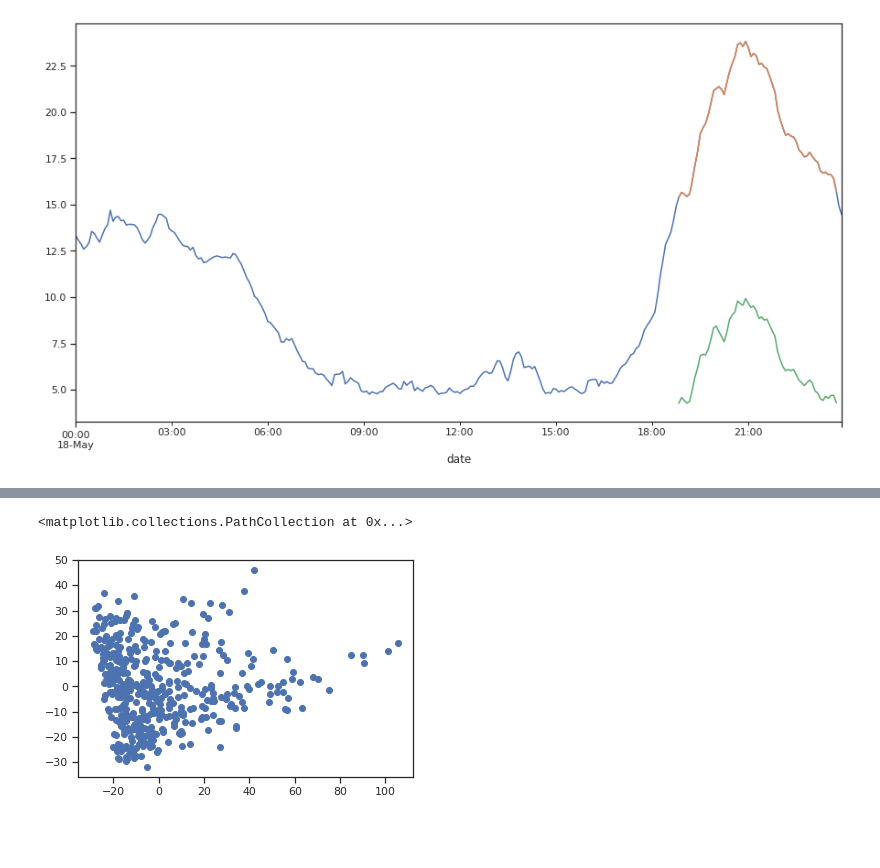
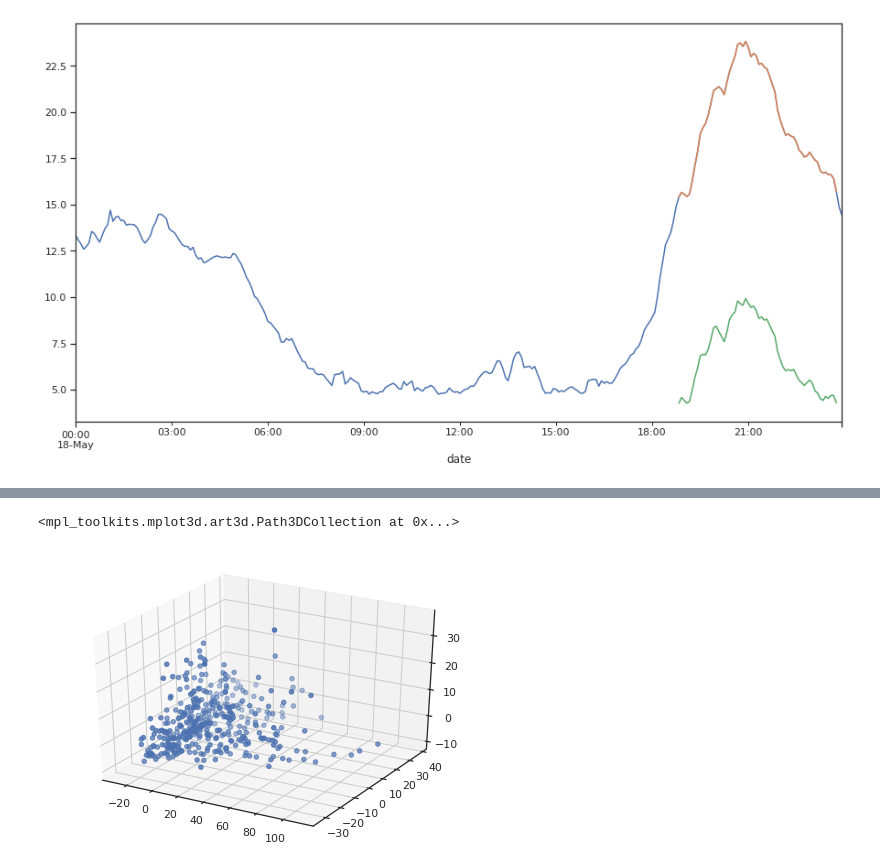
Before and after one commit to aerubanov/Proj_Air_Quality, a Jupyter notebook: notebooks/anomaly selection.ipynb, the cells around one changed output, grey strips where cells are left out. Drawn from its saved outputs; the diff is of its cells as text; code cells hidden in the pictures; blank space fills up the shorter version.

```diff
--- a/notebooks/anomaly selection.ipynb
+++ b/notebooks/anomaly selection.ipynb
@@ -33,3 +53,6 @@ data['2019-04-02']
+# %%
+data['wind_direction'] = data.wind_direction.map(wind_dir)
+data['wind_direction'] = data.wind_direction.fillna(method='pad')
 # %%
 data['P1'] = data.P1.interpolate()
 data['P2'] = data.P2.interpolate()
@@ -58,6 +81,10 @@ prec_codes = {0:0,
               'Дождь.': 3,
              }
 data['precipitation'] = data.precipitation.map(prec_codes)
+# %%
+data['is_cloud'] = (data.precipitation == 1).astype(int)
+data['is_snow'] = (data.precipitation == 2).astype(int)
+data['is_rain'] = (data.precipitation == 3).astype(int)
 # %%
 data.loc[data.prec_amount == 'Осадков нет', 'prec_amount'] = 0
 data.loc[data.prec_amount == 'Следы осадков', 'prec_amount'] = 0
@@ -149,19 +176,26 @@ anom_list[90].resid.plot()
 anomdata = pd.DataFrame(index=[i for i in range(len(anom_list))])
 # %%
 # anomdata['positive'] = [int(np.mean(i.resid) > 0) for i in anom_list]
-anomdata['resid'] = [i.resid.mean() for i in anom_list]
-#anomdata['minutes'] = [len(i)*5 for i in anom_list]
+# anomdata['resid'] = [i.resid.mean() for i in anom_list]
+# anomdata['minutes'] = [len(i)*5 for i in anom_list]
 anomdata['max_P1'] = [i.P1.max() for i in anom_list]
 anomdata['min_P1'] = [i.P1.min() for i in anom_list]
-anomdata['change_P1'] = [i.P1.max()-i.P1.min() for i in anom_list]
-anomdata['change_P2'] = [i.P2.max()-i.P2.min() for i in anom_list]
+anomdata['min_P2'] = [i.P2.min() for i in anom_list]
+anomdata['max_P2'] = [i.P2.max() for i in anom_list]
 anomdata['mean_hum'] = [i.humidity.mean() for i in anom_list]
 anomdata['change_hum'] = [i.humidity.max()-i.humidity.min() for i in anom_list]
-anomdata['mean_temp'] = [i.temperature.mean() for i in anom_list]
+# anomdata['mean_temp'] = [i.temperature.mean() for i in anom_list]
 anomdata['change_temp'] = [i.temperature.max()-i.temperature.min() for i in anom_list]
-anomdata['prec'] = [i.precipitation.mean() for i in anom_list]
-anomdata['prec_change'] = [i.precipitation.max() - i.precipitation.min() for i in anom_list]
+anomdata['cloud'] = [int(1 in i.is_cloud.values) for i in anom_list]
+anomdata['snow'] = [int(1 in i.is_snow.values) for i in anom_list]
+anomdata['rain'] = [int(1 in i.is_rain.values) for i in anom_list]
 anomdata['prec_amount'] = [i.prec_amount.mean() for i in anom_list]
+anomdata['max_w_speed'] = [i.wind_speed.max() for i in anom_list]
+anomdata['min_w_speed'] = [i.wind_speed.min() for i in anom_list]
+anomdata['w_dir_sin_max'] = [np.max(np.sin(i.wind_direction)) for i in anom_list]
+anomdata['w_dir_sin_mix'] = [np.min(np.sin(i.wind_direction)) for i in anom_list]
+anomdata['w_dir_cos_max'] = [np.max(np.cos(i.wind_direction)) for i in anom_list]
+anomdata['w_dir_cos_min'] = [np.min(np.cos(i.wind_direction)) for i in anom_list]
 # %%
 anomdata.head()
 # %% [output]
@@ -185,8 +219,10 @@ plt.plot(1-pca.explained_variance_ratio_)
 # %%
-plt.scatter(X[:,0], X[:,1])
+fig = plt.figure()
+ax = Axes3D(fig)
+ax.scatter(X[:,0], X[:,1], X[:,2])
 # %% [output]
-<matplotlib.collections.PathCollection at 0x...>
+<mpl_toolkits.mplot3d.art3d.Path3DCollection at 0x...>
-[figure, old version]
+[figure, new version]
 # %%
 cost =[]
 for i in range(1, 11):
```
Also changed, not shown: parts of 12 cells of this notebook.
